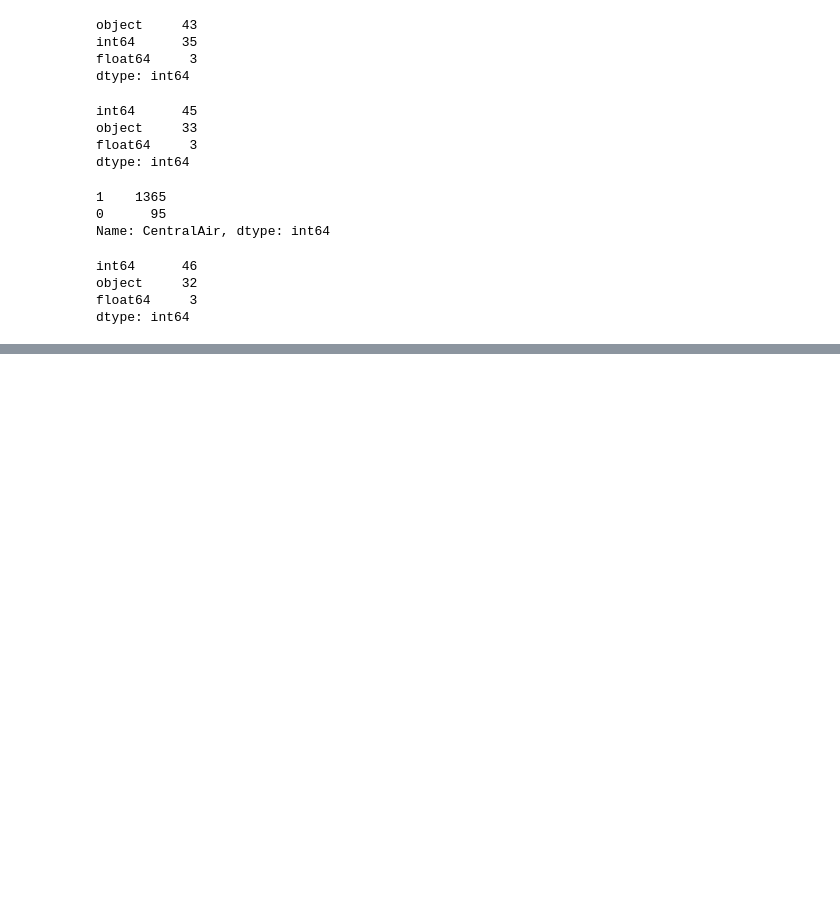
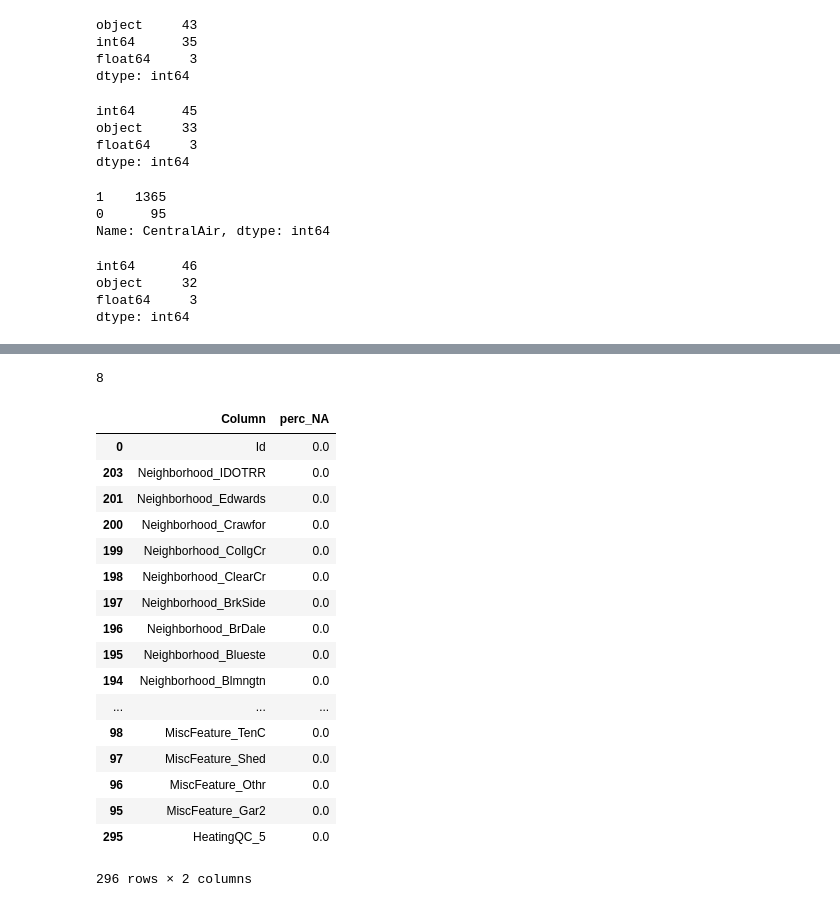
Before and after one commit to Stackeduary/HomePrices, a Jupyter notebook: group_project.ipynb, the cells around one changed output, grey strips where cells are left out. Cells and saved outputs as stored; diff of their text form; code cells hidden in the pictures; blank space fills up the shorter version.

```diff
--- a/group_project.ipynb
+++ b/group_project.ipynb
@@ -84,0 +188,30 @@ dtype: int64
+# %%
+print(sum(homedata_onehot['MasVnrArea'].isna()))
+homedata_onehot['MasVnrArea'] = homedata_onehot['MasVnrArea'].fillna(0)
+# %% [output]
+8
+# %%
+NA = pd.DataFrame(columns=['Column',
+                  'perc_NA'])
+for column in homedata_onehot.columns:
+    NA = NA.append({'Column' : column, 'perc_NA' : sum(homedata_onehot[column].isna())/len(homedata_onehot)}, ignore_index=True)
+NA.sort_values('perc_NA', ascending=False)
+# %% [output]
+|  | Column | perc_NA |
+| 0 | Id | 0.0 |
+| 203 | Neighborhood_IDOTRR | 0.0 |
+| 201 | Neighborhood_Edwards | 0.0 |
+| 200 | Neighborhood_Crawfor | 0.0 |
+| 199 | Neighborhood_CollgCr | 0.0 |
+| 198 | Neighborhood_ClearCr | 0.0 |
+| 197 | Neighborhood_BrkSide | 0.0 |
+| 196 | Neighborhood_BrDale | 0.0 |
+| 195 | Neighborhood_Blueste | 0.0 |
+| 194 | Neighborhood_Blmngtn | 0.0 |
+| ... | ... | ... |
+| 98 | MiscFeature_TenC | 0.0 |
+| 97 | MiscFeature_Shed | 0.0 |
+| 96 | MiscFeature_Othr | 0.0 |
+| 95 | MiscFeature_Gar2 | 0.0 |
+| 295 | HeatingQC_5 | 0.0 |
+296 rows × 2 columns
```
Also changed, not shown: parts of 11 cells of this notebook.
